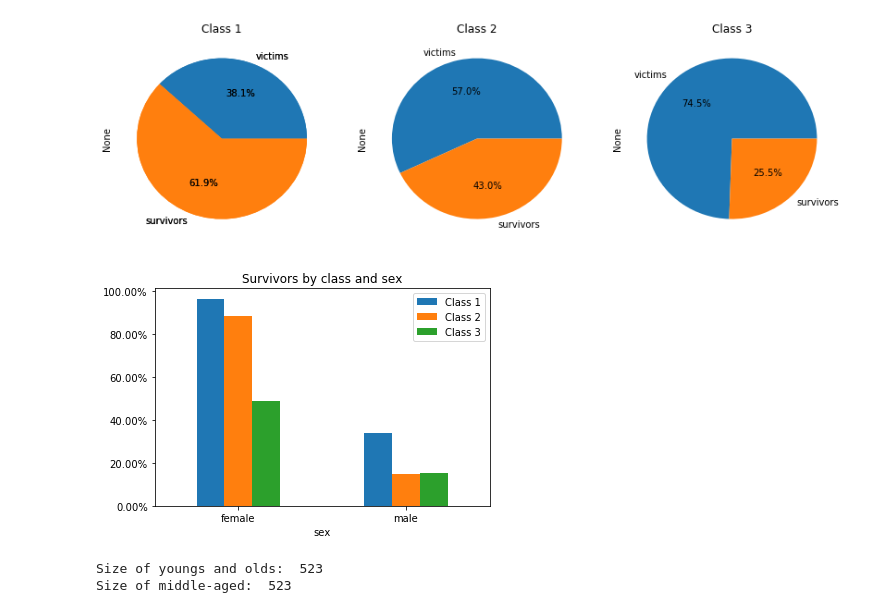
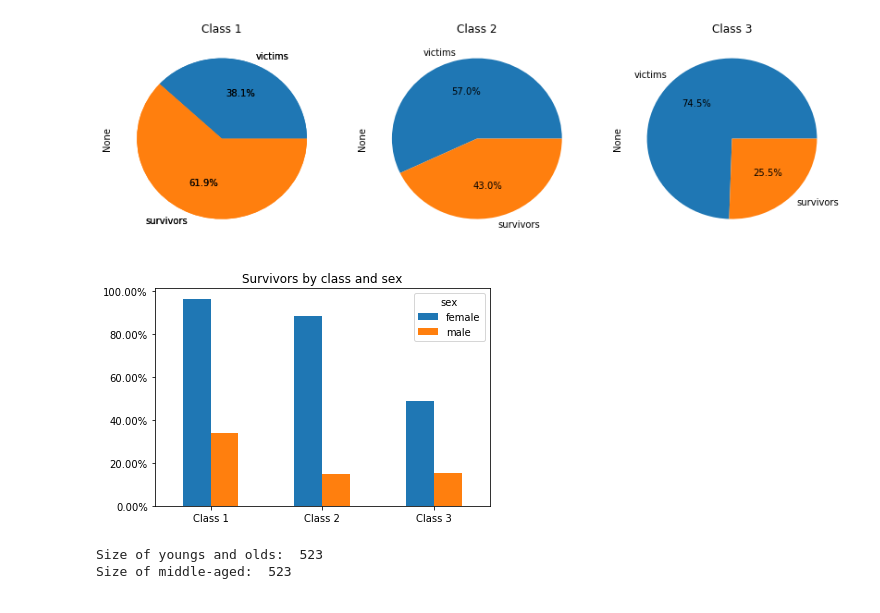
Before and after one commit to pmichele/ADA-Group, a Jupyter notebook: Michele/01 - Pandas and Data Wrangling/Homework 1.ipynb, the cells around one changed output. Saved outputs shown, nothing was run; the diff lists cells and outputs as text; code cells hidden in the pictures.

```diff
--- a/Michele/01 - Pandas and Data Wrangling/Homework 1.ipynb
+++ b/Michele/01 - Pandas and Data Wrangling/Homework 1.ipynb
@@ -331,18 +322,19 @@ df.groupby(['pclass']).apply(plot_class_surv)
 # %%
 # Question 5
 def class_by_sex(cls, data):
     passengers = cls.groupby(['sex']).size()
     survivors = cls[cls['survived'] == 1].groupby(['sex']).size()
     perc = survivors / passengers
     data["Class " + str(cls['pclass'].iloc[0])] = perc
 
 data = pd.DataFrame(dtype=float)
 df.groupby(['pclass']).apply(class_by_sex, data)
+data = data.transpose()
 ax = data.plot(kind="bar", rot=0, title="Survivors by class and sex")
 vals = ax.get_yticks()
 res = ax.set_yticklabels(['{:3.2f}%'.format(x*100) for x in vals])
 # %% [output]
-[figure, old version]
+[figure, new version]
 # %%
 # Question 6
 def generate_result(data_yo, data_ma):
```
Also changed, not shown: parts of 2 cells of this notebook, 1 other file.
